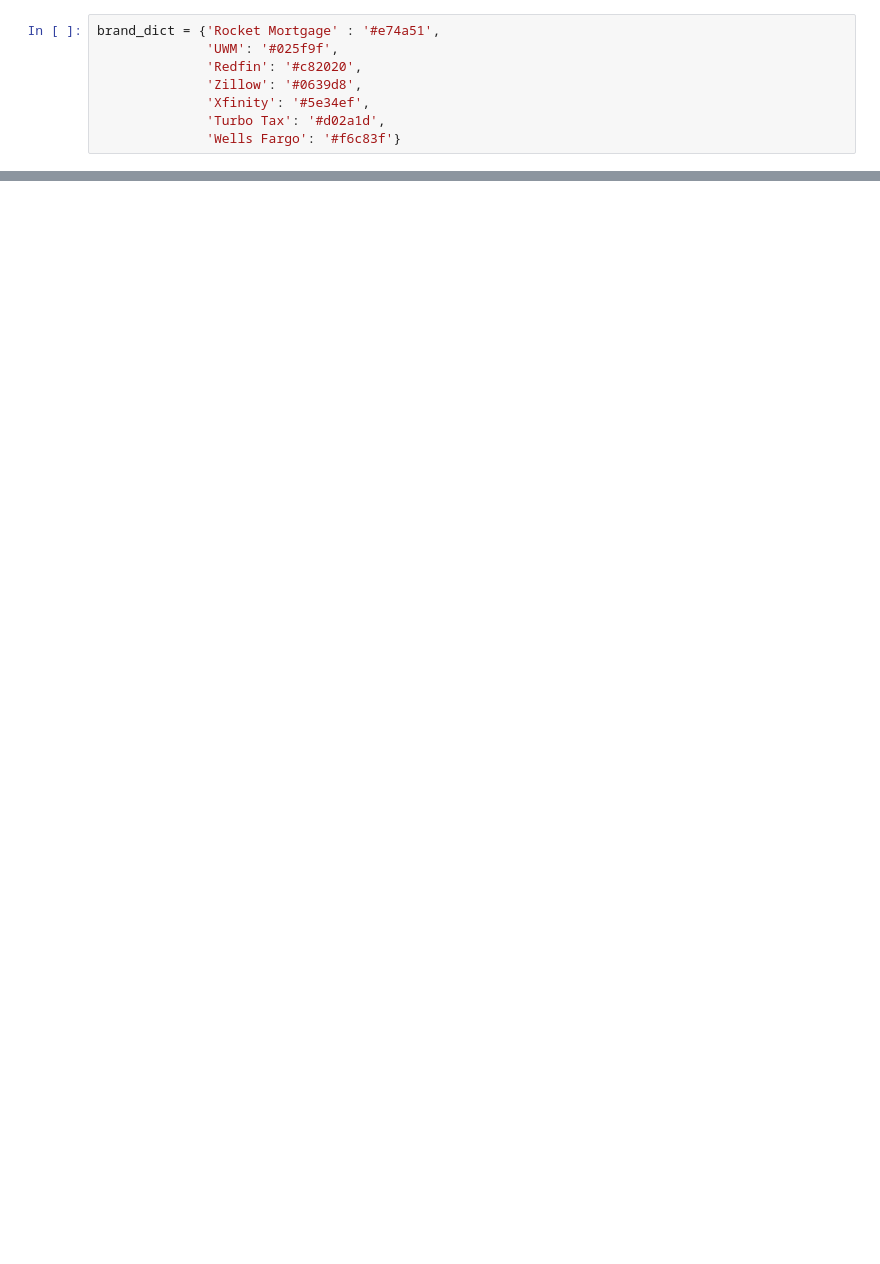
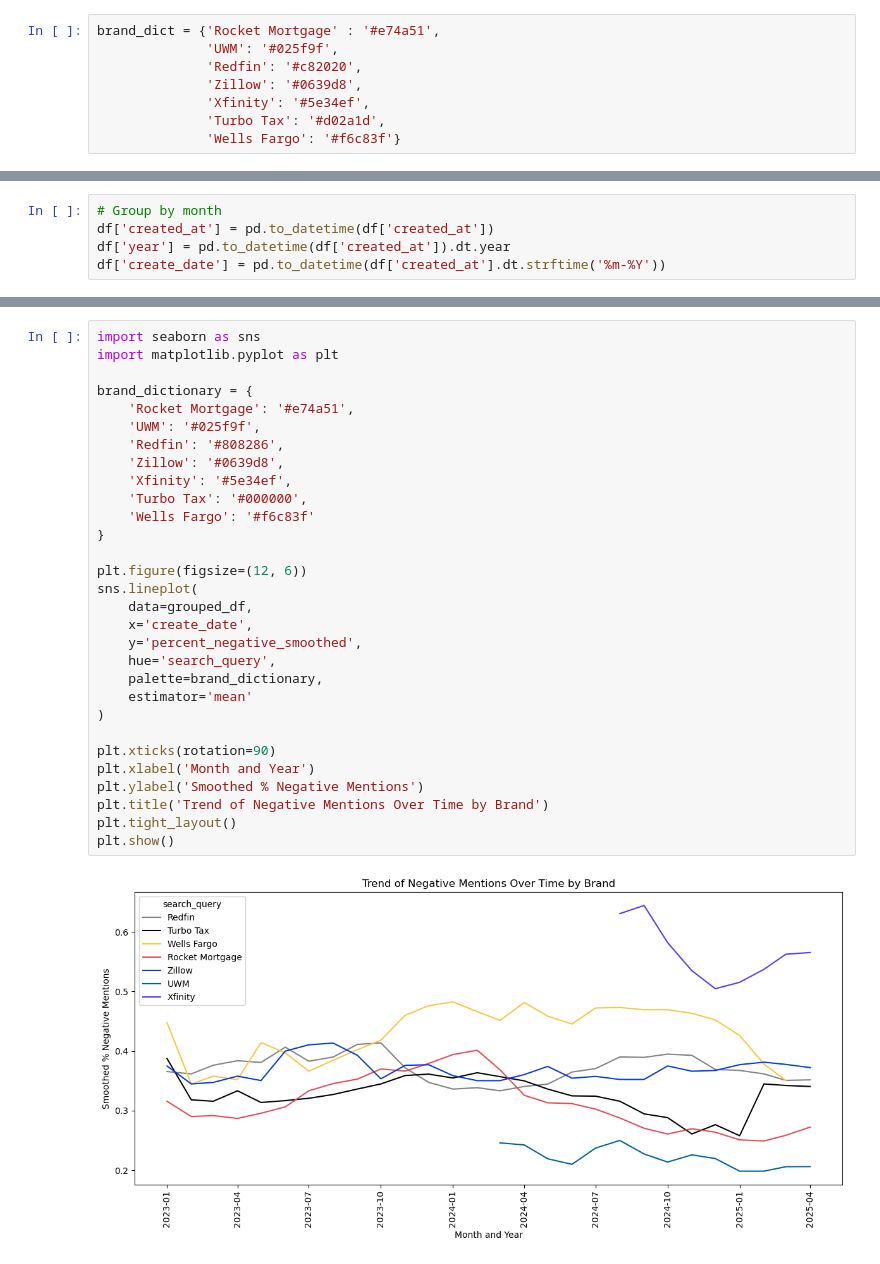
Before and after one commit to aserban13/SIADS699-Capstone, a Jupyter notebook: notebooks/7_brand_analysis_comparison.ipynb, the cells around one changed output, grey strips where cells are left out. Drawn from its saved outputs; the diff is of its cells as text; blank space fills up the shorter version.

```diff
--- a/notebooks/7_brand_analysis_comparison.ipynb
+++ b/notebooks/7_brand_analysis_comparison.ipynb
@@ -123,3 +114,8 @@ bar_chart = alt.Chart(data_brand_agg).mark_bar(size = 50).encode(
 )
 # %% [output]
 [interactive output not drawn]
+# %%
+# Group by month
+df['created_at'] = pd.to_datetime(df['created_at'])
+df['year'] = pd.to_datetime(df['created_at']).dt.year
+df['create_date'] = pd.to_datetime(df['created_at'].dt.strftime('%m-%Y'))
@@ -125,0 +147,32 @@ bar_chart = alt.Chart(data_brand_agg).mark_bar(size = 50).encode(
+# %%
+import seaborn as sns
+import matplotlib.pyplot as plt
+
+brand_dictionary = {
+    'Rocket Mortgage': '#e74a51',
+    'UWM': '#025f9f',
+    'Redfin': '#808286',
+    'Zillow': '#0639d8',
+    'Xfinity': '#5e34ef',
+    'Turbo Tax': '#000000',
+    'Wells Fargo': '#f6c83f'
+}
+
+plt.figure(figsize=(12, 6))
+sns.lineplot(
+    data=grouped_df,
+    x='create_date',
+    y='percent_negative_smoothed',
+    hue='search_query',
+    palette=brand_dictionary,
+    estimator='mean'
+)
+
+plt.xticks(rotation=90)
+plt.xlabel('Month and Year')
+plt.ylabel('Smoothed % Negative Mentions')
+plt.title('Trend of Negative Mentions Over Time by Brand')
+plt.tight_layout()
+plt.show()
+# %% [output]
+[figure, added]
```
Also changed, not shown: parts of 19 cells of this notebook.
